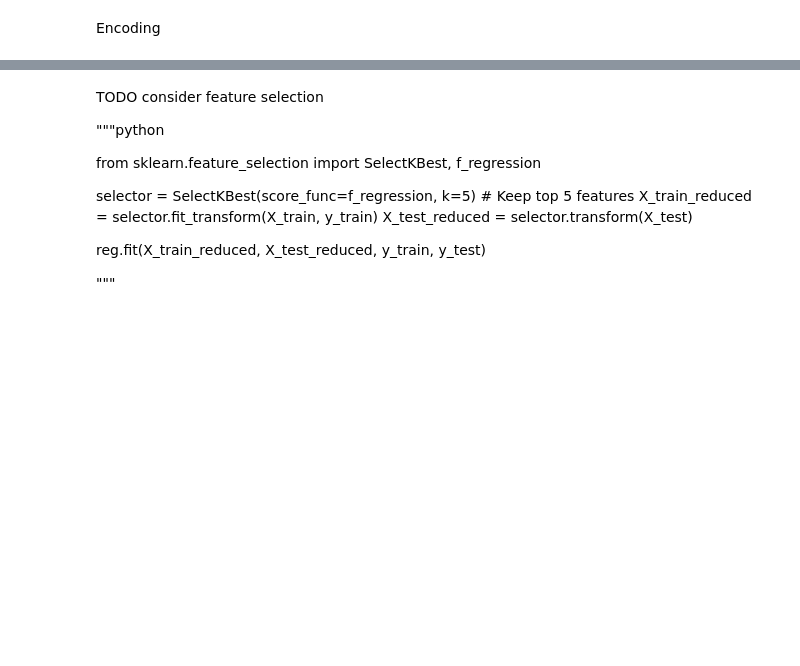
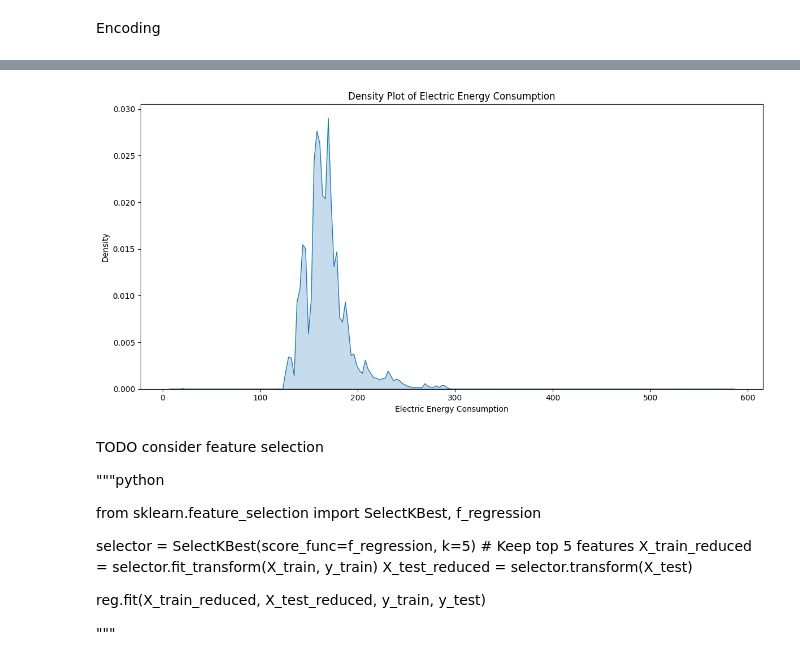
Before and after one commit to leonellb/car-co2-prediction, a Jupyter notebook: notebooks/app_emulation/1_5-electric-preprocessing_train_test_split.ipynb, the cells around one changed output, grey strips where cells are left out. Cells and saved outputs as stored; diff of their text form; code cells hidden in the pictures; blank space fills up the shorter version.

```diff
--- a/notebooks/app_emulation/1_5-electric-preprocessing_train_test_split.ipynb
+++ b/notebooks/app_emulation/1_5-electric-preprocessing_train_test_split.ipynb
@@ -360,3 +448,18 @@ corr_table.to_csv(export_path)
+# %%
+import matplotlib.pyplot as plt
+
+plt.figure(figsize=(12, 6))
+
+# Density Plot
+sns.kdeplot(df_enc["electric_energy_consumption"], fill=True)
+plt.title('Density Plot of Electric Energy Consumption')
+plt.xlabel('Electric Energy Consumption')
+plt.ylabel('Density')
+
+plt.tight_layout()
+plt.show()
+# %% [output]
+[figure, added]
 # %%
 # from config import ENCODED_PREP_ELECTRIC_FILE
 # df_enc.to_csv(ENCODED_PREP_ELECTRIC_FILE, index=False)
```
Also changed, not shown: parts of 21 cells of this notebook, 1 other file.
